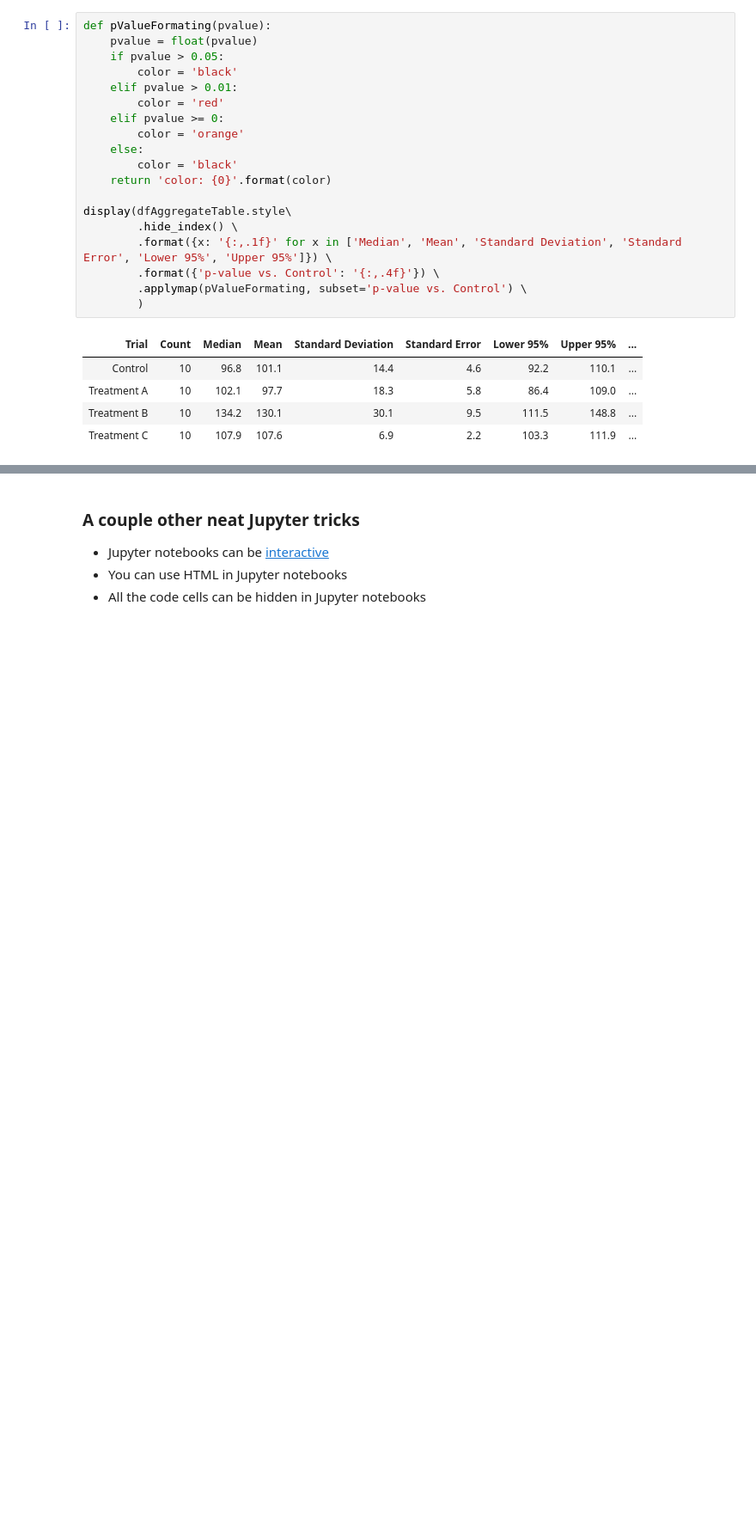
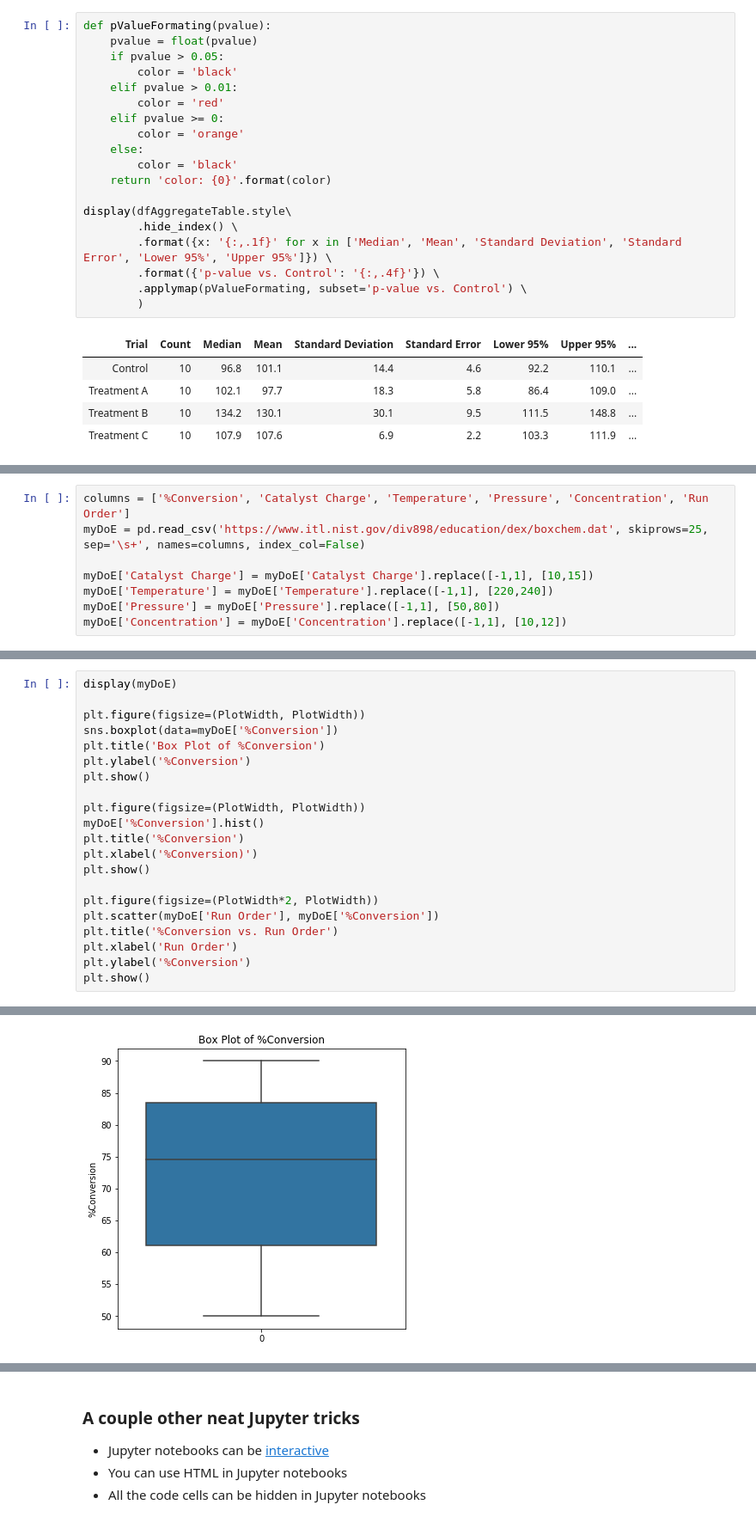
Before and after one commit to nick-gould/Reporting-Data-Using-Python, a Jupyter notebook: ReportingDataUsingPython.ipynb, the cells around one changed output, grey strips where cells are left out. Shown: that part at 86% size. Saved outputs shown, nothing was run; the diff lists cells and outputs as text; blank space fills up the shorter version.

```diff
--- a/ReportingDataUsingPython.ipynb
+++ b/ReportingDataUsingPython.ipynb
@@ -248,0 +300,8 @@ display(dfAggregateTable.style\
+# %%
+columns = ['%Conversion', 'Catalyst Charge', 'Temperature', 'Pressure', 'Concentration', 'Run Order']
+myDoE = pd.read_csv('https://www.itl.nist.gov/div898/education/dex/boxchem.dat', skiprows=25, sep='\s+', names=columns, index_col=False)
+
+myDoE['Catalyst Charge'] = myDoE['Catalyst Charge'].replace([-1,1], [10,15])
+myDoE['Temperature'] = myDoE['Temperature'].replace([-1,1], [220,240])
+myDoE['Pressure'] = myDoE['Pressure'].replace([-1,1], [50,80])
+myDoE['Concentration'] = myDoE['Concentration'].replace([-1,1], [10,12])
@@ -248,0 +317,22 @@ display(dfAggregateTable.style\
+# %%
+display(myDoE)
+
+plt.figure(figsize=(PlotWidth, PlotWidth))
+sns.boxplot(data=myDoE['%Conversion'])
+plt.title('Box Plot of %Conversion')
+plt.ylabel('%Conversion')
+plt.show()
+
+plt.figure(figsize=(PlotWidth, PlotWidth))
+myDoE['%Conversion'].hist()
+plt.title('%Conversion')
+plt.xlabel('%Conversion)')
+plt.show()
+
+plt.figure(figsize=(PlotWidth*2, PlotWidth))
+plt.scatter(myDoE['Run Order'], myDoE['%Conversion'])
+plt.title('%Conversion vs. Run Order')
+plt.xlabel('Run Order')
+plt.ylabel('%Conversion')
+plt.show()
+# %% [output]
@@ -248,0 +356 @@ display(dfAggregateTable.style\
+[figure, added]
```
Also changed, not shown: parts of 22 cells of this notebook.
